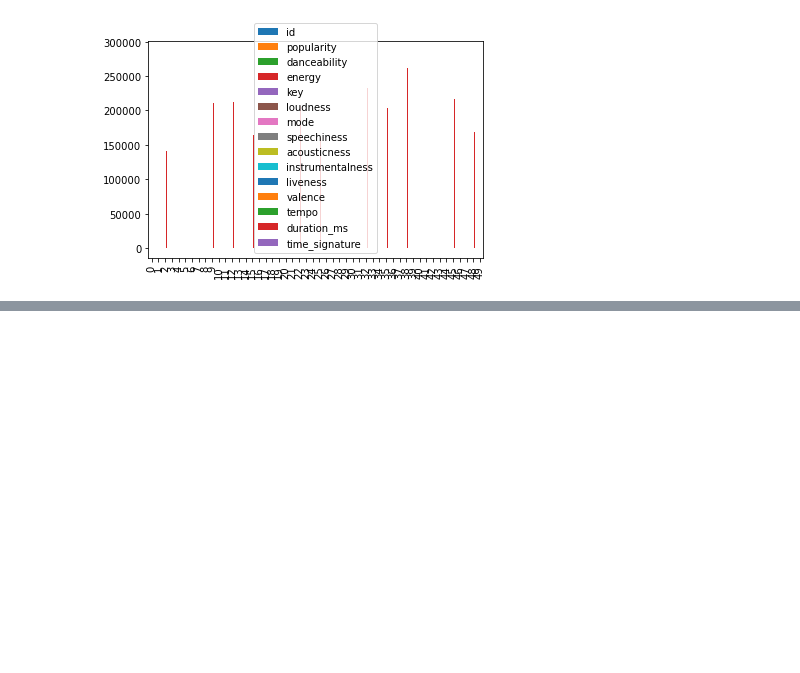
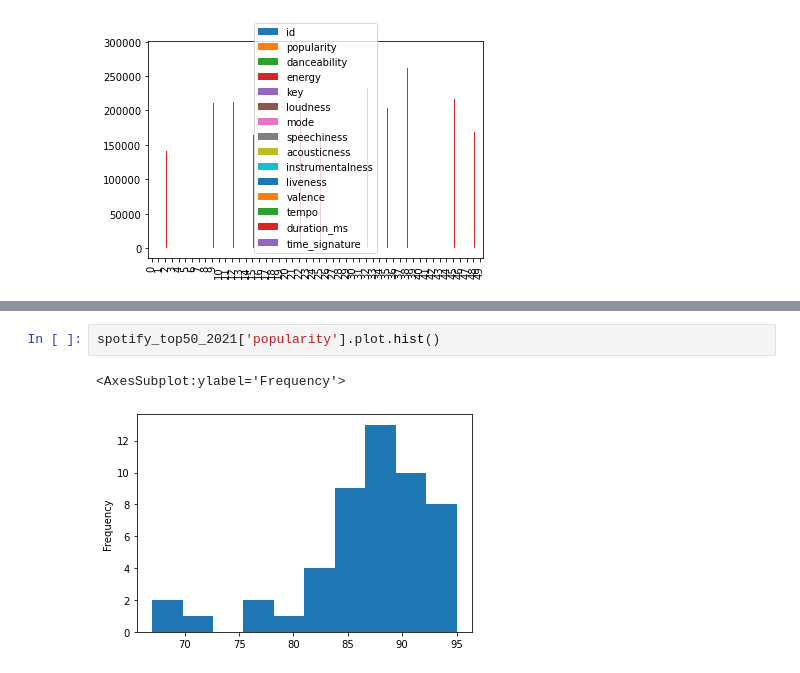
Before and after one commit to MadhaviRockandla/AirflowWeekend, a Jupyter notebook: airflow-proj-files/data/spotify_top50_2021.ipynb, the cells around one changed output, grey strips where cells are left out. Drawn from its saved outputs; the diff is of its cells as text; blank space fills up the shorter version.

```diff
--- a/airflow-proj-files/data/spotify_top50_2021.ipynb
+++ b/airflow-proj-files/data/spotify_top50_2021.ipynb
@@ -47,0 +129,5 @@ spotify_top50_2021.plot.bar()
+# %%
+spotify_top50_2021['popularity'].plot.hist()
+# %% [output]
+<AxesSubplot:ylabel='Frequency'>
+[figure, added]
```
Also changed, not shown: parts of 24 cells of this notebook, 3 other files.
